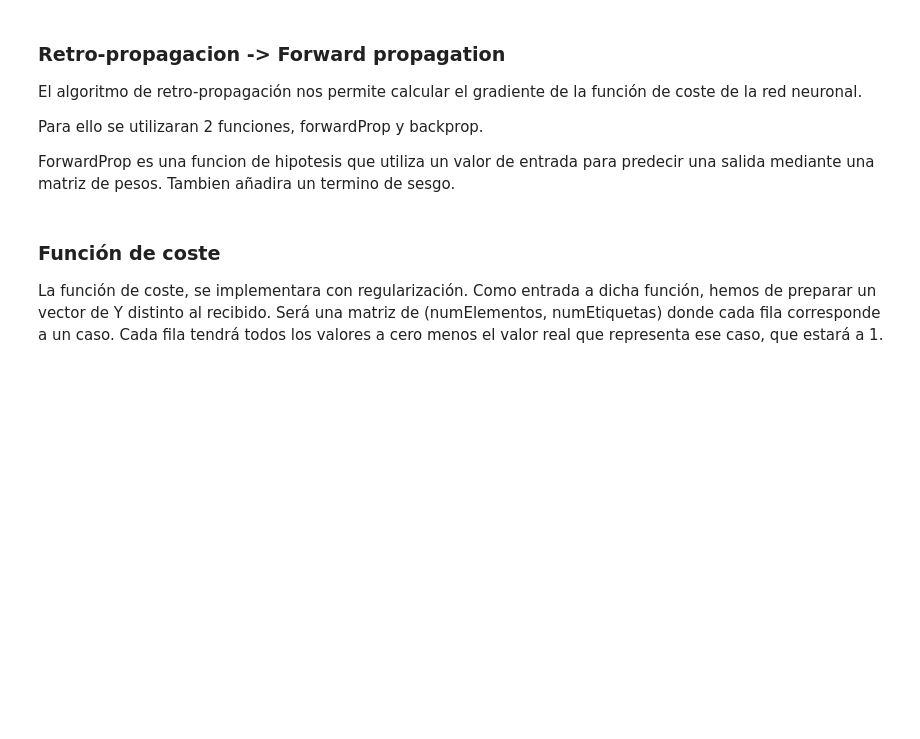
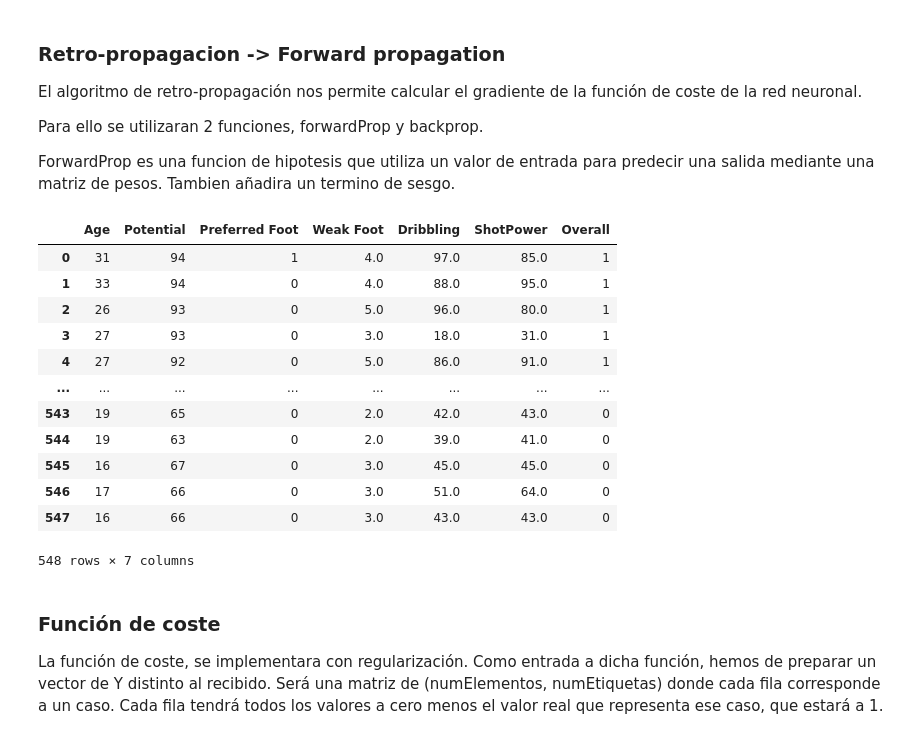
Before and after one commit to Sounagix/AAMD, a Jupyter notebook: PROYECTO FINAL/Proyecto_AAMD_Blas_Blest.ipynb, the cells around one changed output. Drawn from its saved outputs; the diff is of its cells as text; code cells hidden in the pictures; blank space fills up the shorter version.

Commit message:
Casi las redes neuronales
Co-Authored-By: Amaro Blest Polo <36236348+Sounagix@users.noreply.github.com>

```diff
--- a/PROYECTO FINAL/Proyecto_AAMD_Blas_Blest.ipynb
+++ b/PROYECTO FINAL/Proyecto_AAMD_Blas_Blest.ipynb
@@ -394,6 +394,28 @@ El algoritmo de retro-propagación nos permite calcular el gradiente de la funci
 Para ello se utilizaran 2 funciones, forwardProp y backprop.
 
 ForwardProp es una funcion de hipotesis que utiliza un valor de entrada para predecir una salida mediante una matriz de pesos. Tambien añadira un termino de sesgo.
+# %%
+# Celda para testear redes neuronales con menos filas y evitar que tarde tanto
+aux_data = project_data.drop(project_data.loc[500:18158].index)
+aux_data = aux_data.reset_index(drop=True)
+
+Xaux = aux_data.iloc[:, :2].values
+Yaux = aux_data.iloc[:, 6].values
+aux_data
+# %% [output]
+|  | Age | Potential | Preferred Foot | Weak Foot | Dribbling | ShotPower | Overall |
+| 0 | 31 | 94 | 1 | 4.0 | 97.0 | 85.0 | 1 |
+| 1 | 33 | 94 | 0 | 4.0 | 88.0 | 95.0 | 1 |
+| 2 | 26 | 93 | 0 | 5.0 | 96.0 | 80.0 | 1 |
+| 3 | 27 | 93 | 0 | 3.0 | 18.0 | 31.0 | 1 |
+| 4 | 27 | 92 | 0 | 5.0 | 86.0 | 91.0 | 1 |
+| ... | ... | ... | ... | ... | ... | ... | ... |
+| 543 | 19 | 65 | 0 | 2.0 | 42.0 | 43.0 | 0 |
+| 544 | 19 | 63 | 0 | 2.0 | 39.0 | 41.0 | 0 |
+| 545 | 16 | 67 | 0 | 3.0 | 45.0 | 45.0 | 0 |
+| 546 | 17 | 66 | 0 | 3.0 | 51.0 | 64.0 | 0 |
+| 547 | 16 | 66 | 0 | 3.0 | 43.0 | 43.0 | 0 |
+548 rows × 7 columns
 # %%
 def forwardProp(Theta1, Theta2, X):
     z1 = Theta1.dot(X.T)
```
Also changed, not shown: parts of 5 cells of this notebook.
